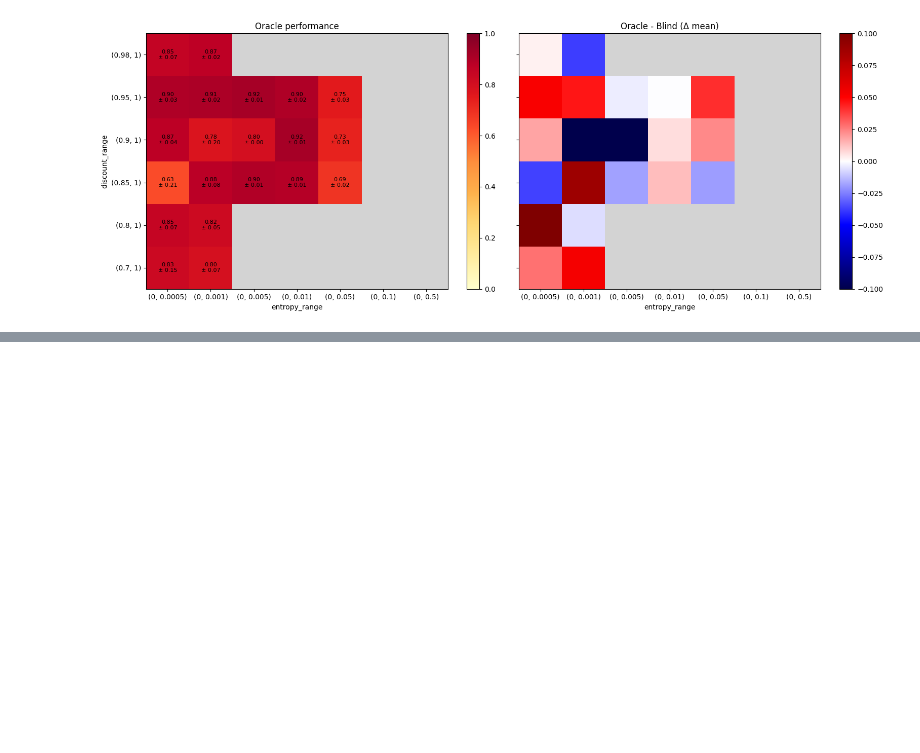
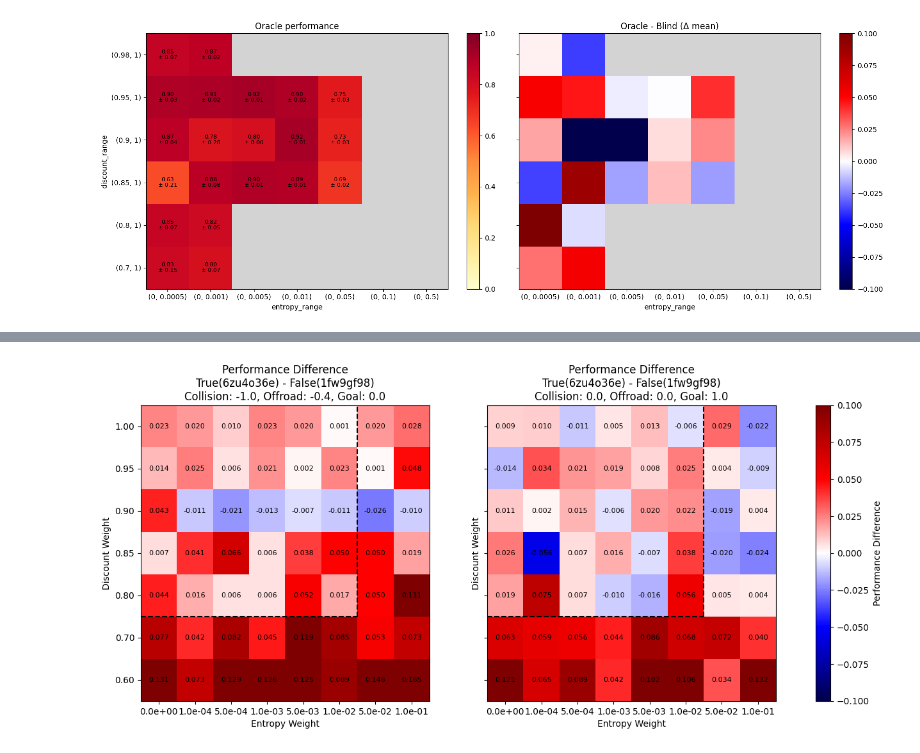
Before and after one commit to Emerge-Lab/PufferDrive, a Jupyter notebook: tmp.ipynb, the cells around one changed output, grey strips where cells are left out. Saved outputs shown, nothing was run; the diff lists cells and outputs as text; code cells hidden in the pictures; blank space fills up the shorter version.

```diff
--- a/tmp.ipynb
+++ b/tmp.ipynb
@@ -123,0 +203,84 @@ plt.show()
+# %%
+import json
+import numpy as np
+import matplotlib.pyplot as plt
+from matplotlib.colors import TwoSlopeNorm
+from collections import defaultdict
+
+model_id1 = "1fw9gf98"
+model_id2 = "6zu4o36e"
+
+def load_model_data(model_id):
+    with open(f"/scratch/mmk9418/projects/PufferDrive/experiments/puffer_drive_{model_id}/eval_results.jsonl", 'r') as f:
+        data = [json.loads(line.strip()) for line in f]
+
+    entropy_weights = sorted(set([d['entropy_weight'] for d in data]))
+    discount_weights = sorted(set([d['discount_weight'] for d in data]))
+
+    entropy_idx = {ew: i for i, ew in enumerate(entropy_weights)}
+    discount_idx = {dw: i for i, dw in enumerate(discount_weights)}
+
+    return data, entropy_weights, discount_weights, entropy_idx, discount_idx
+
+data1, entropy_weights, discount_weights, entropy_idx, discount_idx = load_model_data(model_id1)
+data2, _, _, _, _ = load_model_data(model_id2)
+
+def get_matrix(data, cw, ow, gw):
+    filtered_data = [d for d in data if d['collision_weight'] == cw and d['offroad_weight'] == ow and d['goal_weight'] == gw]
+
+    grouped = defaultdict(list)
+    for d in filtered_data:
+        grouped[(d['entropy_weight'], d['discount_weight'])].append(d['perf'])
+
+    mean_matrix = np.full((len(discount_weights), len(entropy_weights)), np.nan)
+
+    for (ew, dw), perfs in grouped.items():
+        mean_matrix[discount_idx[dw], entropy_idx[ew]] = np.mean(perfs)
+
+    return mean_matrix
+
+combinations = [(-1.0, -0.4, 0.0), (0.0, 0.0, 1.0)]
+
+fig, axes = plt.subplots(1, 2, figsize=(16, 6), sharex=True, sharey=True)
+
+delta_cmap = plt.cm.seismic.copy()
+delta_cmap.set_bad('lightgray')
+delta_norm = TwoSlopeNorm(vmin=-0.1, vcenter=0.0, vmax=0.1)
+run1 = Api().run(f"emerge_/adaptive/{model_id1}")
+env_cfg1 = run1.config['env']
+run2 = Api().run(f"emerge_/adaptive/{model_id2}")
+env_cfg2 = run2.config['env']
+
+for idx, (cw, ow, gw) in enumerate(combinations):
+    ax = axes[idx]
+
+    matrix1 = get_matrix(data1, cw, ow, gw)
+    matrix2 = get_matrix(data2, cw, ow, gw)
+
+    diff_matrix = matrix2 - matrix1
+    diff_ma = np.ma.masked_invalid(diff_matrix)
+
+    im = ax.imshow(diff_ma, origin="lower", aspect="auto", cmap=delta_cmap, norm=delta_norm)
+
+    for i in range(len(discount_weights)):
+        for j in range(len(entropy_weights)):
+            if not np.isnan(diff_matrix[i, j]):
+                ax.text(j, i, f"{diff_matrix[i, j]:.3f}",
+                       ha="center", va="center", fontsize=8, color="black")
+
+    ax.axvline(x=entropy_idx[env_cfg1['entropy_weight_ub']]+0.5, ymin=discount_idx[env_cfg1['discount_weight_lb']] / len(discount_weights), ymax=1, color='black', linestyle='--')
+    ax.axhline(y=discount_idx[env_cfg1['discount_weight_lb']]-0.5, xmin=0, xmax=(entropy_idx[env_cfg1['entropy_weight_ub']]+1)/ len(entropy_weights), color='black', linestyle='--')
+
+    ax.set_title(f"Performance Difference\n{env_cfg2['oracle_mode']}({model_id2}) - {env_cfg1['oracle_mode']}({model_id1})\nCollision: {cw}, Offroad: {ow}, Goal: {gw}")
+    ax.set_xlabel("Entropy Weight")
+    ax.set_ylabel("Discount Weight")
+    ax.set_xticks(range(len(entropy_weights)))
+    ax.set_xticklabels([f"{ew:.1e}" for ew in entropy_weights])
+    ax.set_yticks(range(len(discount_weights)))
+    ax.set_yticklabels([f"{dw:.2f}" for dw in discount_weights])
+
+fig.colorbar(im, ax=axes.ravel().tolist(), label='Performance Difference')
+
+plt.show()
+# %% [output]
+[figure, added]
```
Also changed, not shown: parts of 2 cells of this notebook, 7 other files.
